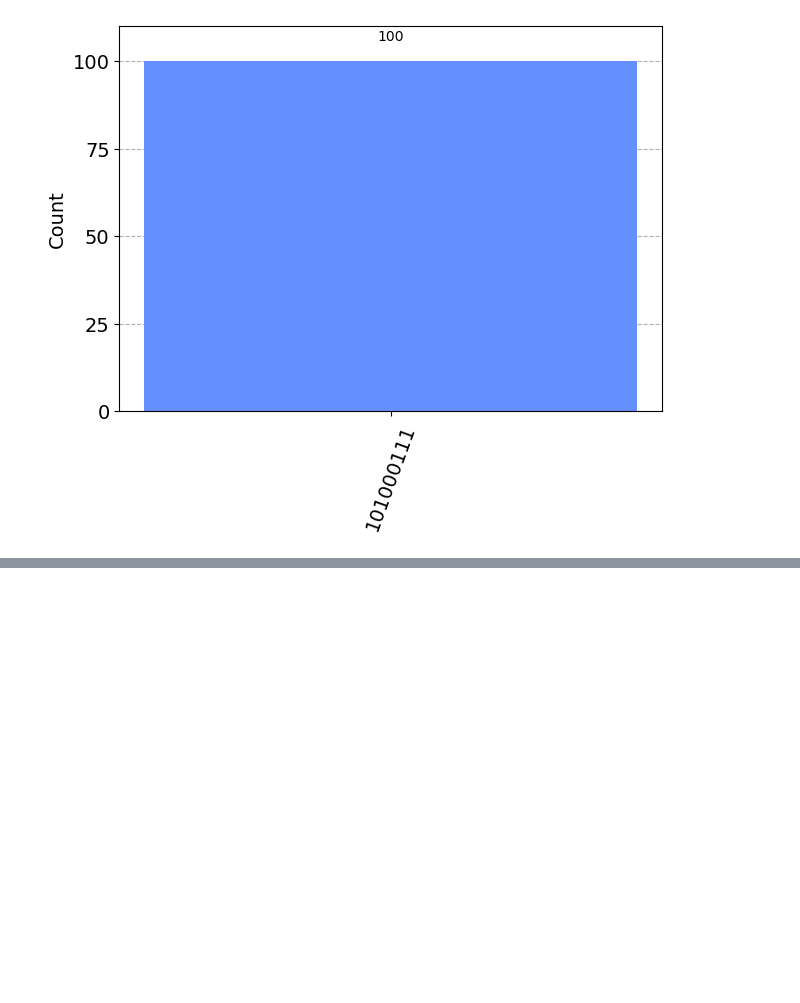
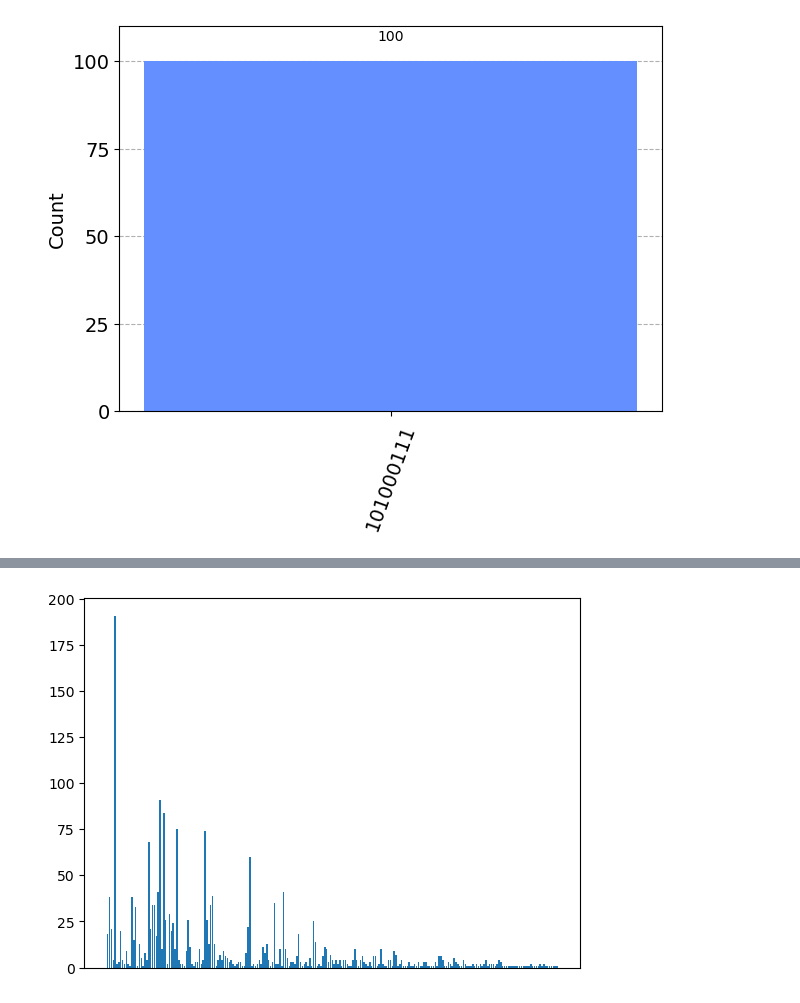
Before and after one commit to chutommy/bvviz, a Jupyter notebook: exploratory-bernstein-vazirani.ipynb, the cells around one changed output, grey strips where cells are left out. Saved outputs shown, nothing was run; the diff lists cells and outputs as text; code cells hidden in the pictures; blank space fills up the shorter version.

```diff
--- a/exploratory-bernstein-vazirani.ipynb
+++ b/exploratory-bernstein-vazirani.ipynb
@@ -96,19 +93,19 @@ len(counts)
 # %%
 import matplotlib.pyplot as plt
 
 # creating the dataset
 courses = list(counts.keys())
 values = list(counts.values())
 
-# fig = plt.figure(figsize = (10, 5))
-
-plt.bar(courses, values, color='maroon')
+plt.bar(courses, values)
 
 plt.tick_params(
     axis='x',  # changes apply to the x-axis
     which='both',  # both major and minor ticks are affected
     bottom=False,  # ticks along the bottom edge are off
     top=False,  # ticks along the top edge are off
     labelbottom=False)  # labels along the bottom edge are off
 
 plt.show()
+# %% [output]
+[figure, added]
```
Also changed, not shown: parts of 12 cells of this notebook.
